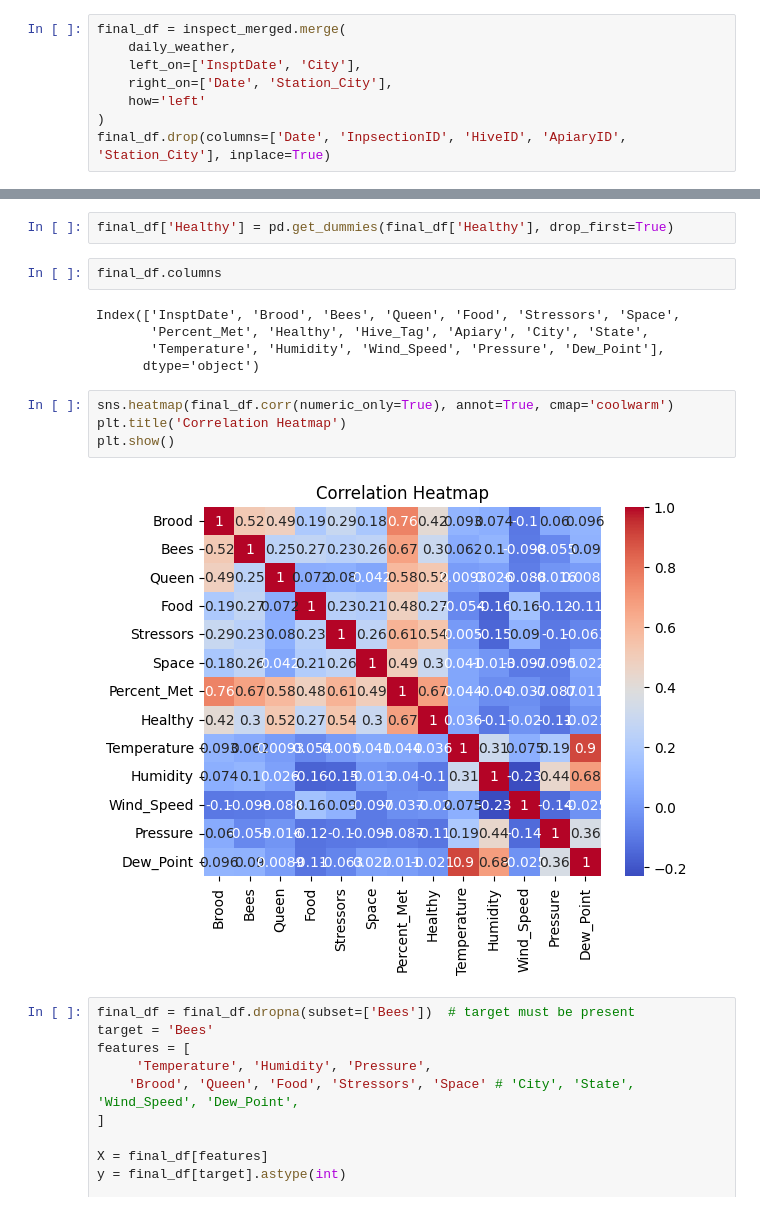
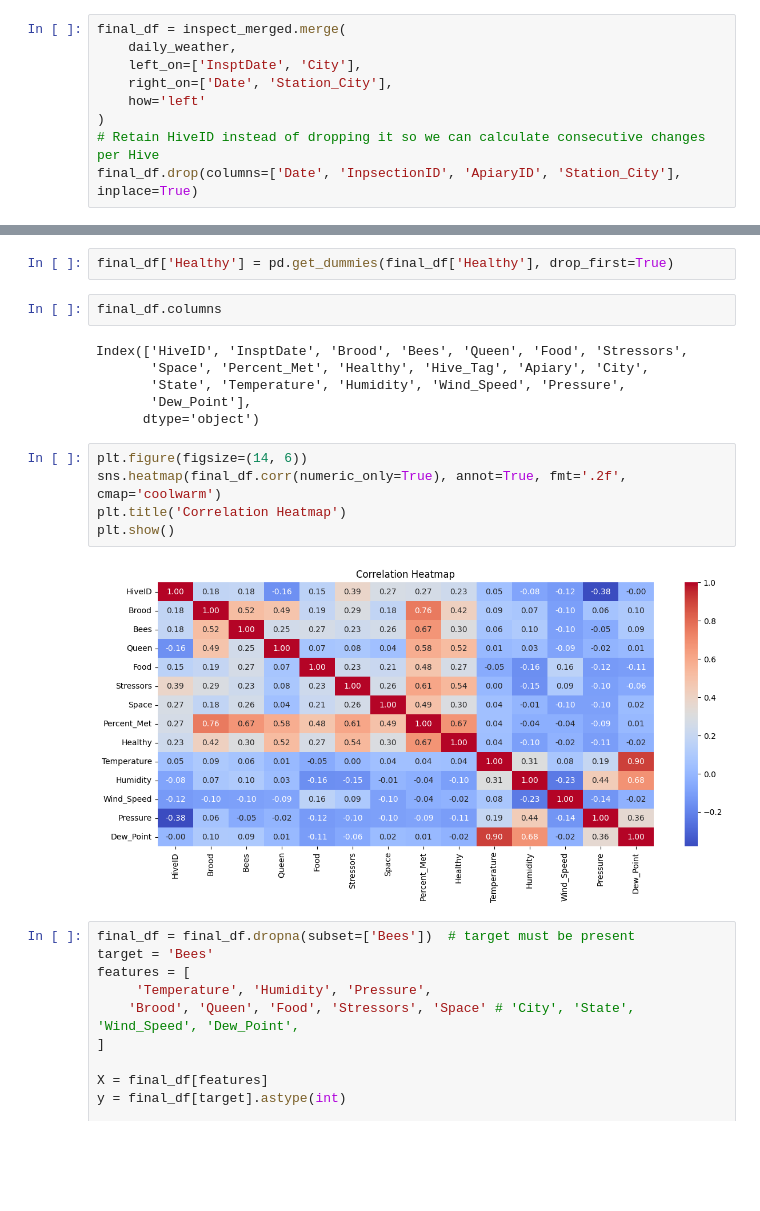
Before and after one commit to SHETTYSHIVAM/beehive, a Jupyter notebook: notebooks/bee_hive_health.ipynb, the cells around one changed output, grey strips where cells are left out. Cells and saved outputs as stored; diff of their text form; blank space fills up the shorter version.

```diff
--- a/notebooks/bee_hive_health.ipynb
+++ b/notebooks/bee_hive_health.ipynb
@@ -100,7 +99,8 @@ final_df = inspect_merged.merge(
     right_on=['Date', 'Station_City'],
     how='left'
 )
-final_df.drop(columns=['Date', 'InpsectionID', 'HiveID', 'ApiaryID', 'Station_City'], inplace=True)
+# Retain HiveID instead of dropping it so we can calculate consecutive changes per Hive
+final_df.drop(columns=['Date', 'InpsectionID', 'ApiaryID', 'Station_City'], inplace=True)
 # %%
 final_df.select_dtypes('object')
 # %% [output]
@@ -122,16 +122,18 @@ final_df['Healthy'] = pd.get_dummies(final_df['Healthy'], drop_first=True)
 # %%
 final_df.columns
 # %% [output]
-Index(['InsptDate', 'Brood', 'Bees', 'Queen', 'Food', 'Stressors', 'Space',
-       'Percent_Met', 'Healthy', 'Hive_Tag', 'Apiary', 'City', 'State',
-       'Temperature', 'Humidity', 'Wind_Speed', 'Pressure', 'Dew_Point'],
+Index(['HiveID', 'InsptDate', 'Brood', 'Bees', 'Queen', 'Food', 'Stressors',
+       'Space', 'Percent_Met', 'Healthy', 'Hive_Tag', 'Apiary', 'City',
+       'State', 'Temperature', 'Humidity', 'Wind_Speed', 'Pressure',
+       'Dew_Point'],
       dtype='object')
 # %%
-sns.heatmap(final_df.corr(numeric_only=True), annot=True, cmap='coolwarm')
+plt.figure(figsize=(14, 6))
+sns.heatmap(final_df.corr(numeric_only=True), annot=True, fmt='.2f', cmap='coolwarm')
 plt.title('Correlation Heatmap')
 plt.show()
 # %% [output]
-[figure, old version]
+[figure, new version]
 # %%
 final_df = final_df.dropna(subset=['Bees'])  # target must be present
 target = 'Bees'
```
Also changed, not shown: parts of 15 cells of this notebook, 1 other file.
